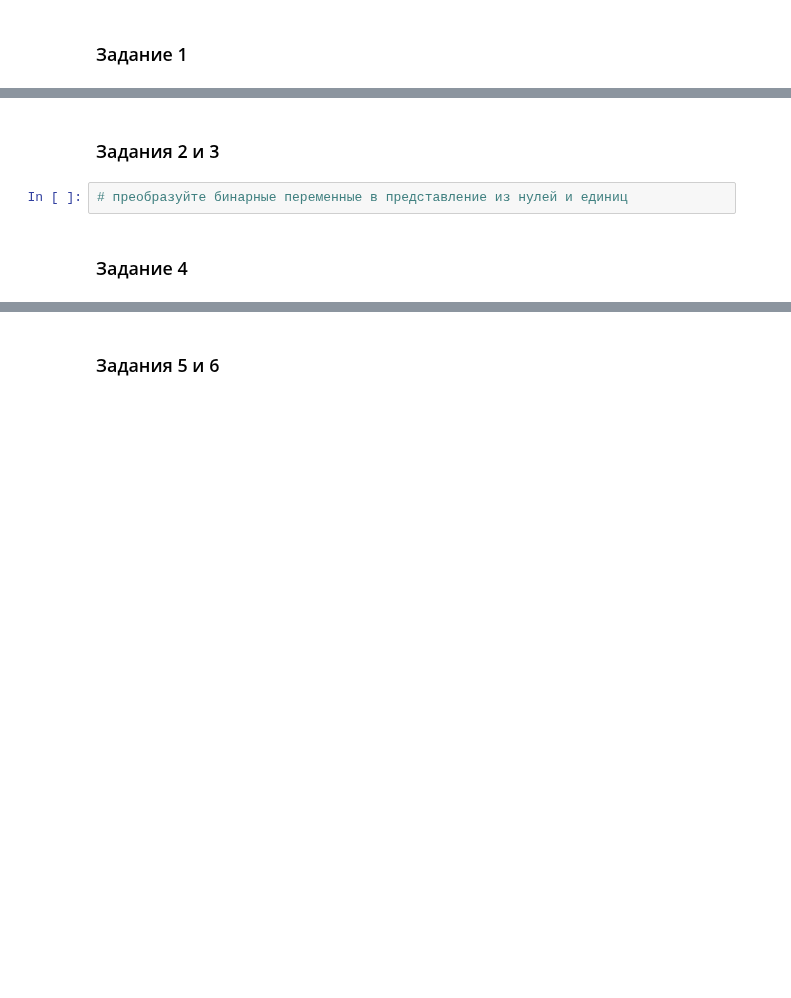
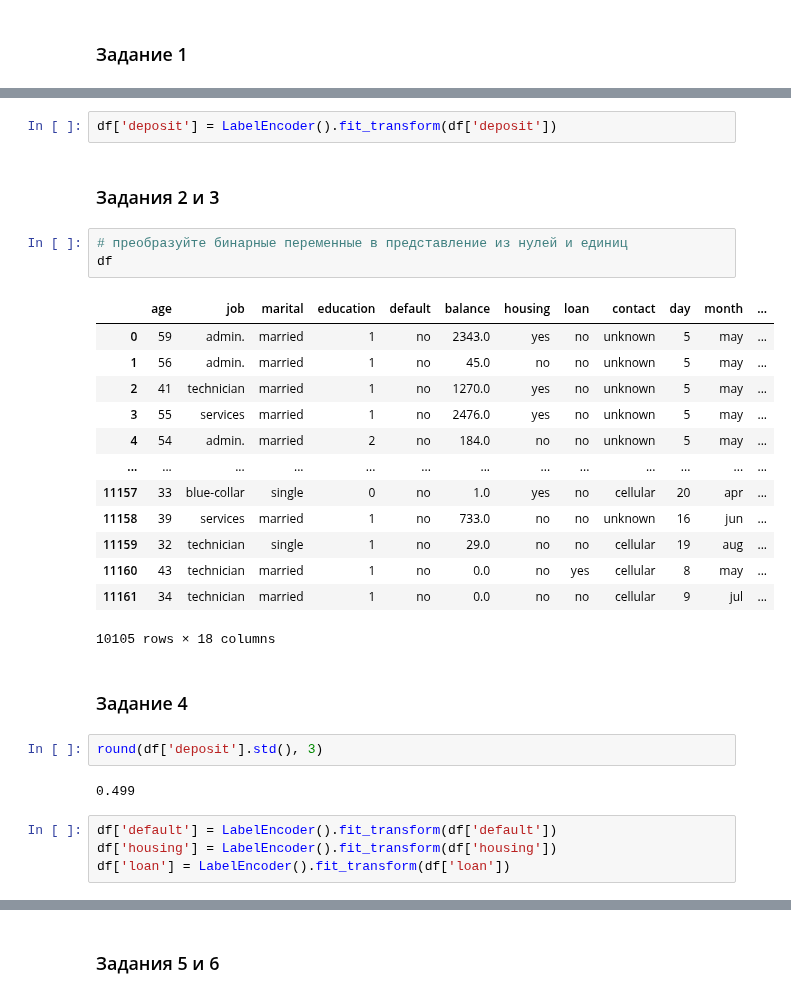
Before and after one commit to d3enjan/sf_data_science, a Jupyter notebook: PROJECT-4. Задача классификации/Project_4_ML.ipynb, the cells around one changed output, grey strips where cells are left out. Saved outputs shown, nothing was run; the diff lists cells and outputs as text; blank space fills up the shorter version.

```diff
--- a/PROJECT-4. Задача классификации/Project_4_ML.ipynb
+++ b/PROJECT-4. Задача классификации/Project_4_ML.ipynb
@@ -412,6 +399,31 @@ dfNO.pivot_table(
+# %%
+df['deposit'] = LabelEncoder().fit_transform(df['deposit'])
 # %% [markdown]
 ### Задания 2 и 3
 # %%
 # преобразуйте бинарные переменные в представление из нулей и единиц
+df
+# %% [output]
+|  | age | job | marital | education | default | balance | housing | loan | contact | day | month | ... |
+| 0 | 59 | admin. | married | 1 | no | 2343.0 | yes | no | unknown | 5 | may | ... |
+| 1 | 56 | admin. | married | 1 | no | 45.0 | no | no | unknown | 5 | may | ... |
+| 2 | 41 | technician | married | 1 | no | 1270.0 | yes | no | unknown | 5 | may | ... |
+| 3 | 55 | services | married | 1 | no | 2476.0 | yes | no | unknown | 5 | may | ... |
+| 4 | 54 | admin. | married | 2 | no | 184.0 | no | no | unknown | 5 | may | ... |
+| ... | ... | ... | ... | ... | ... | ... | ... | ... | ... | ... | ... | ... |
+| 11157 | 33 | blue-collar | single | 0 | no | 1.0 | yes | no | cellular | 20 | apr | ... |
+| 11158 | 39 | services | married | 1 | no | 733.0 | no | no | unknown | 16 | jun | ... |
+| 11159 | 32 | technician | single | 1 | no | 29.0 | no | no | cellular | 19 | aug | ... |
+| 11160 | 43 | technician | married | 1 | no | 0.0 | no | yes | cellular | 8 | may | ... |
+| 11161 | 34 | technician | married | 1 | no | 0.0 | no | no | cellular | 9 | jul | ... |
+10105 rows × 18 columns
 # %% [markdown]
 ### Задание 4
+# %%
+round(df['deposit'].std(), 3)
+# %% [output]
+0.499
+# %%
+df['default'] = LabelEncoder().fit_transform(df['default'])
+df['housing'] = LabelEncoder().fit_transform(df['housing'])
+df['loan'] = LabelEncoder().fit_transform(df['loan'])
```
Also changed, not shown: parts of 11 cells of this notebook.
